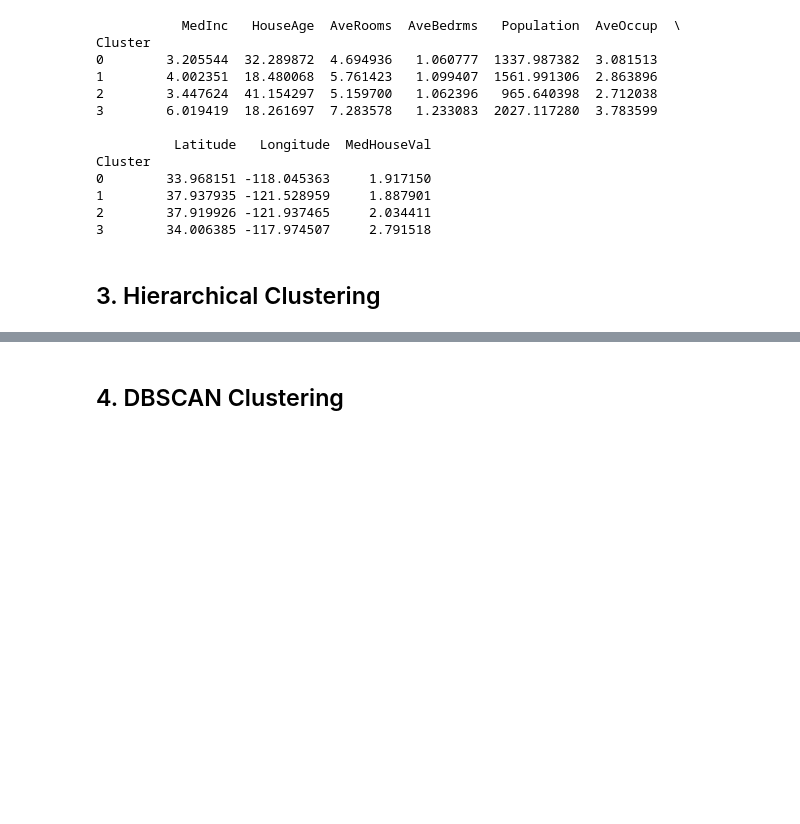
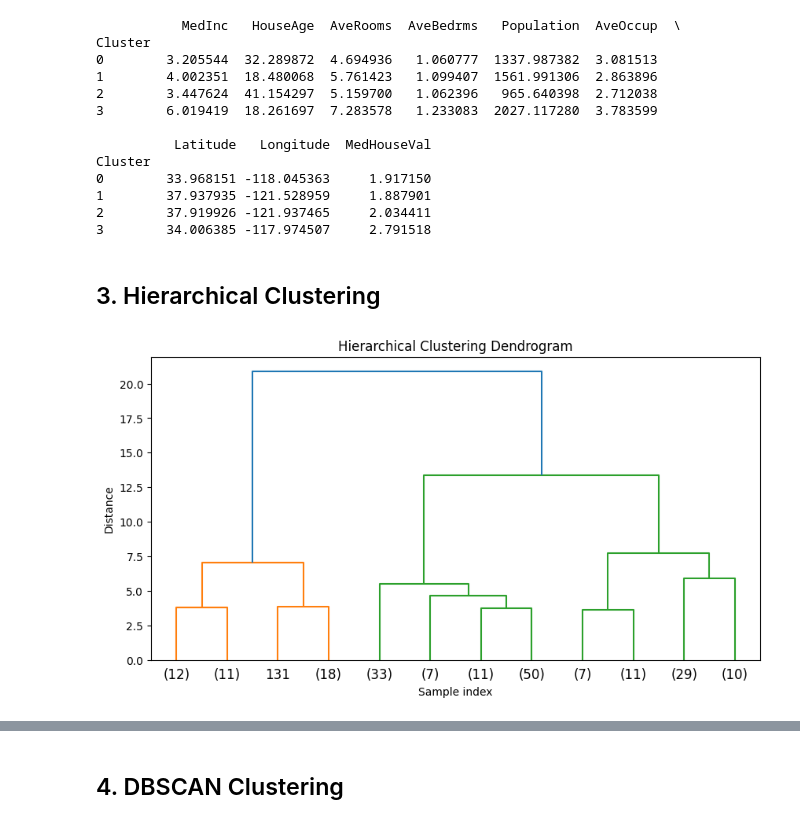
Before and after one commit to DigiCrome-Academy/real-estate-prediction-tanvibbsr-1, a Jupyter notebook: notebooks/02_clustering_analysis.ipynb, the cells around one changed output, grey strips where cells are left out. Saved outputs shown, nothing was run; the diff lists cells and outputs as text; code cells hidden in the pictures; blank space fills up the shorter version.

Commit message:
do hierarchical clustering

```diff
--- a/notebooks/02_clustering_analysis.ipynb
+++ b/notebooks/02_clustering_analysis.ipynb
@@ -91,3 +91,13 @@ Cluster
 # %%
 # TODO: Compute linkage matrix and plot dendrogram
 # Use a subset for visualization (e.g., first 200 samples)
+subset_X = X_scaled[:200]
+Z = compute_linkage_matrix(subset_X, method='ward')
+plt.figure(figsize=(10, 5))
+dendrogram(Z, truncate_mode='lastp', p=12)
+plt.title('Hierarchical Clustering Dendrogram')
+plt.xlabel('Sample index')
+plt.ylabel('Distance')
+plt.show()
+# %% [output]
+[figure, added]
```
Also changed, not shown: parts of 2 cells of this notebook, 1 other file.
